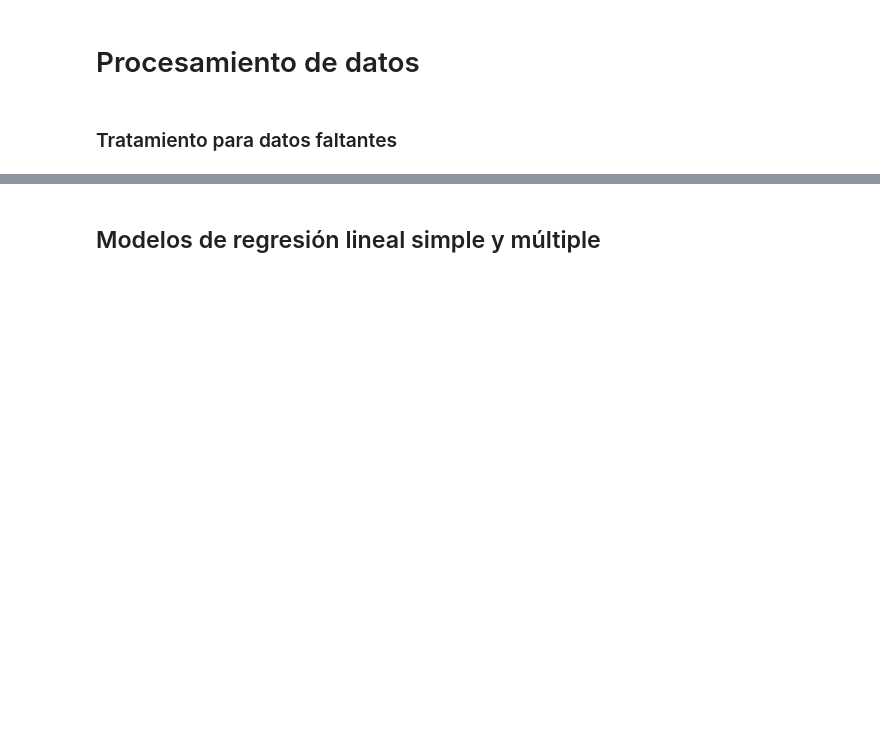
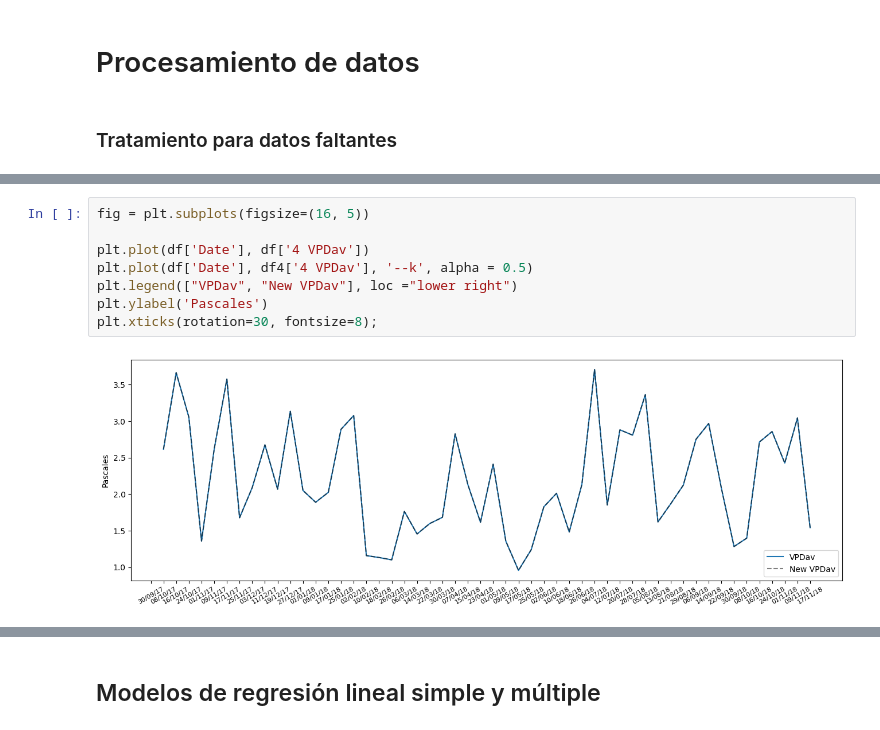
Before and after one commit to husseinlopez/biologia, a Jupyter notebook: data_analysis.ipynb, the cells around one changed output, grey strips where cells are left out. Drawn from its saved outputs; the diff is of its cells as text; blank space fills up the shorter version.

```diff
--- a/data_analysis.ipynb
+++ b/data_analysis.ipynb
@@ -290,0 +358,10 @@ g.map_lower(sns.kdeplot, levels=4, color=".2")
+# %%
+fig = plt.subplots(figsize=(16, 5))
+
+plt.plot(df['Date'], df['4 VPDav'])
+plt.plot(df['Date'], df4['4 VPDav'], '--k', alpha = 0.5)
+plt.legend(["VPDav", "New VPDav"], loc ="lower right")
+plt.ylabel('Pascales')
+plt.xticks(rotation=30, fontsize=8);
+# %% [output]
+[figure, added]
```
Also changed, not shown: parts of 13 cells of this notebook.
